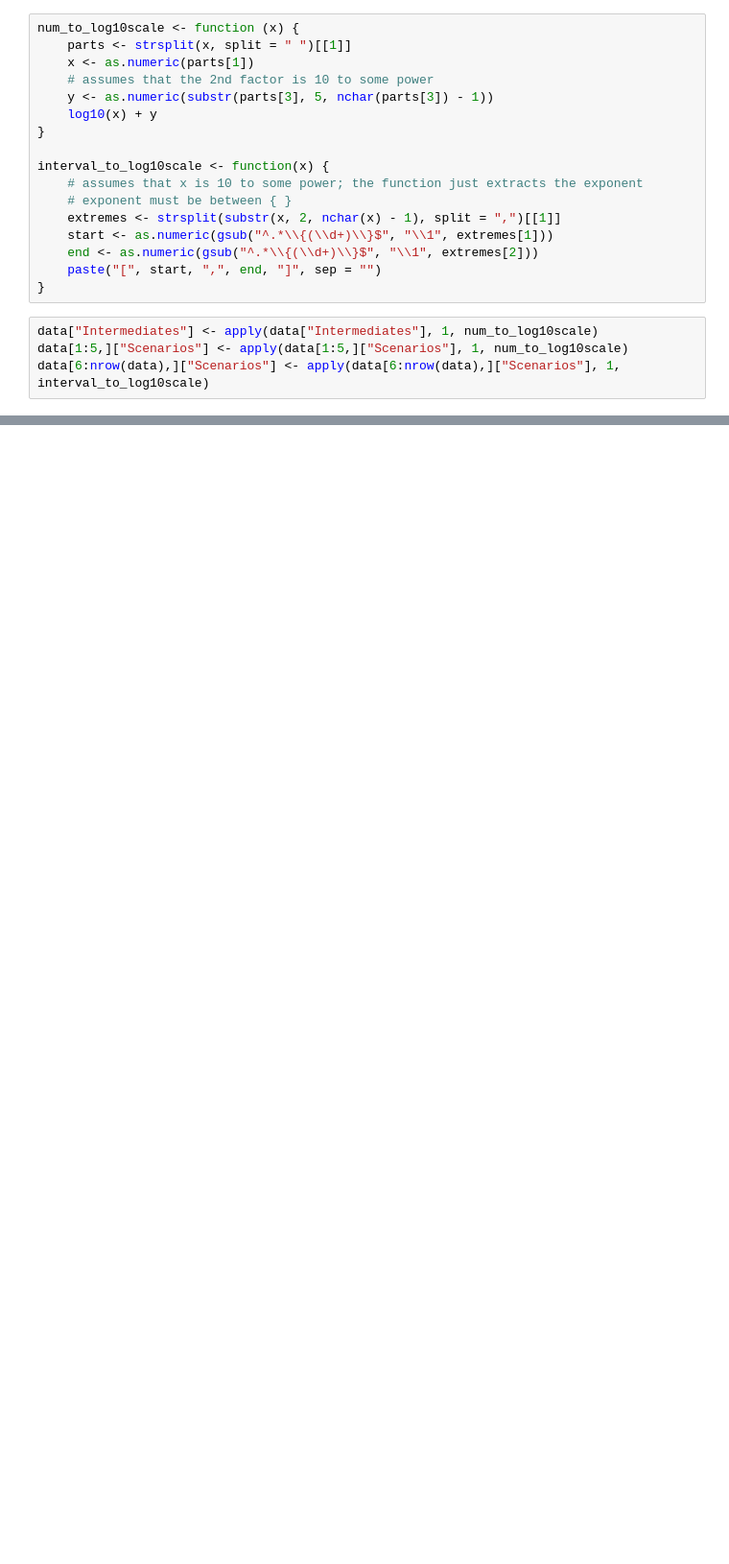
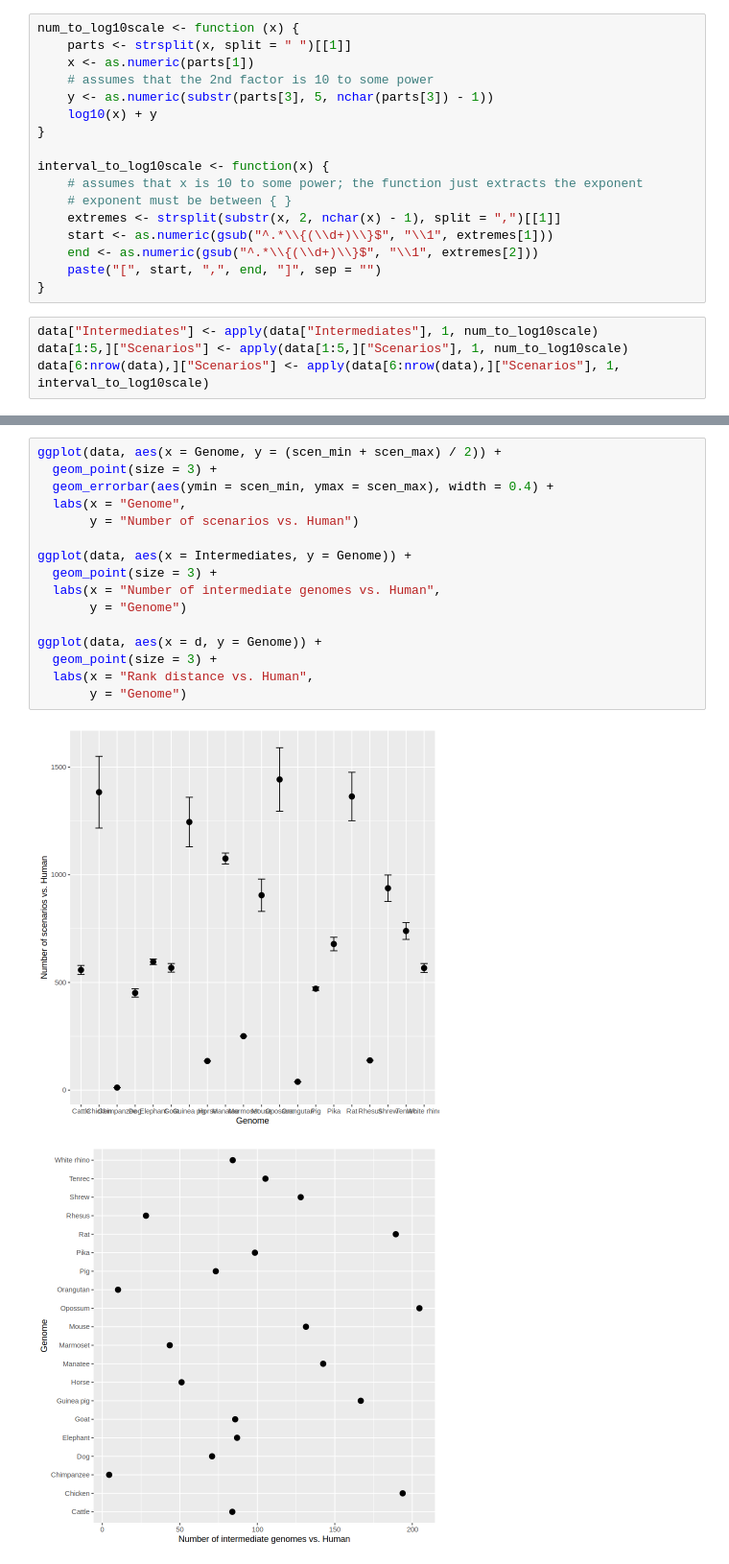
Before and after one commit to meidanis-lab/rank-count, a Jupyter notebook: code/Table_1.ipynb, the cells around one changed output, grey strips where cells are left out. Shown: that part at 96% size. Saved outputs shown, nothing was run; the diff lists cells and outputs as text; blank space fills up the shorter version.

Commit message:
added separate plots for scenarios, intermediates, and d

```diff
--- a/code/Table_1.ipynb
+++ b/code/Table_1.ipynb
@@ -129,0 +53,19 @@ Warning message:
+# %%
+ggplot(data, aes(x = Genome, y = (scen_min + scen_max) / 2)) +
+  geom_point(size = 3) +
+  geom_errorbar(aes(ymin = scen_min, ymax = scen_max), width = 0.4) +
+  labs(x = "Genome",
+       y = "Number of scenarios vs. Human")
+
+ggplot(data, aes(x = Intermediates, y = Genome)) +
+  geom_point(size = 3) +
+  labs(x = "Number of intermediate genomes vs. Human",
+       y = "Genome")
+
+ggplot(data, aes(x = d, y = Genome)) +
+  geom_point(size = 3) +
+  labs(x = "Rank distance vs. Human",
+       y = "Genome")
+# %% [output]
+[figure, added]
+[figure, added]
```
Also changed, not shown: parts of 7 cells of this notebook.
